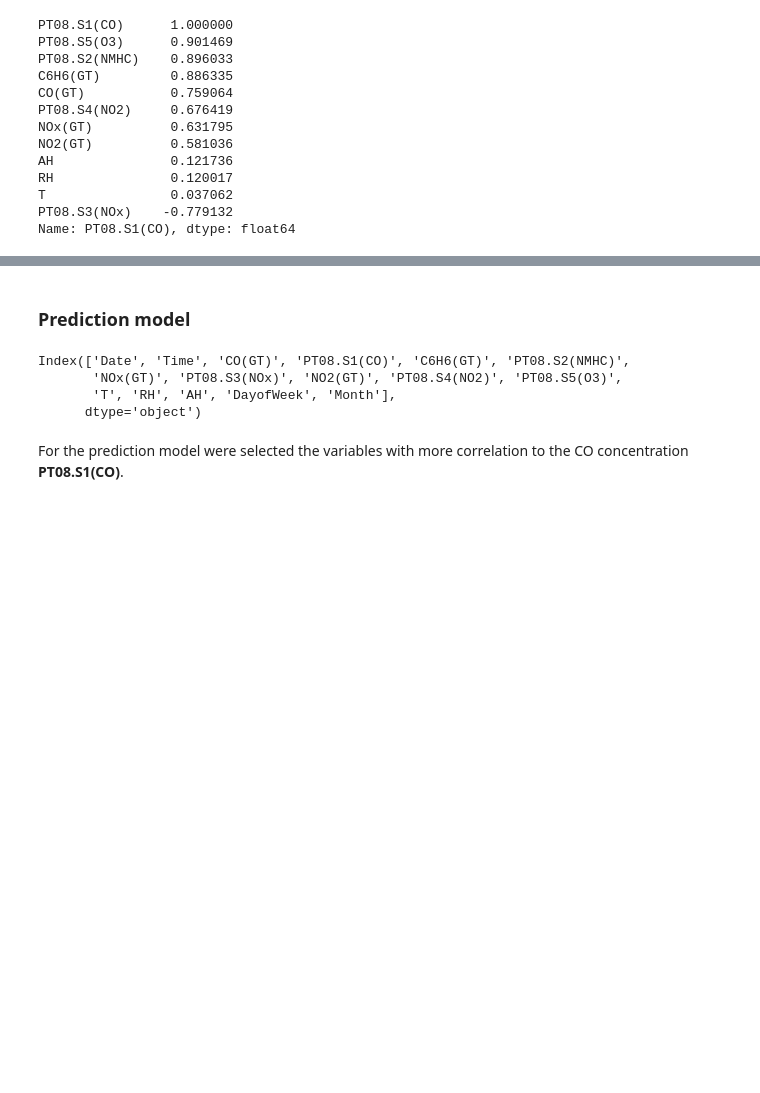
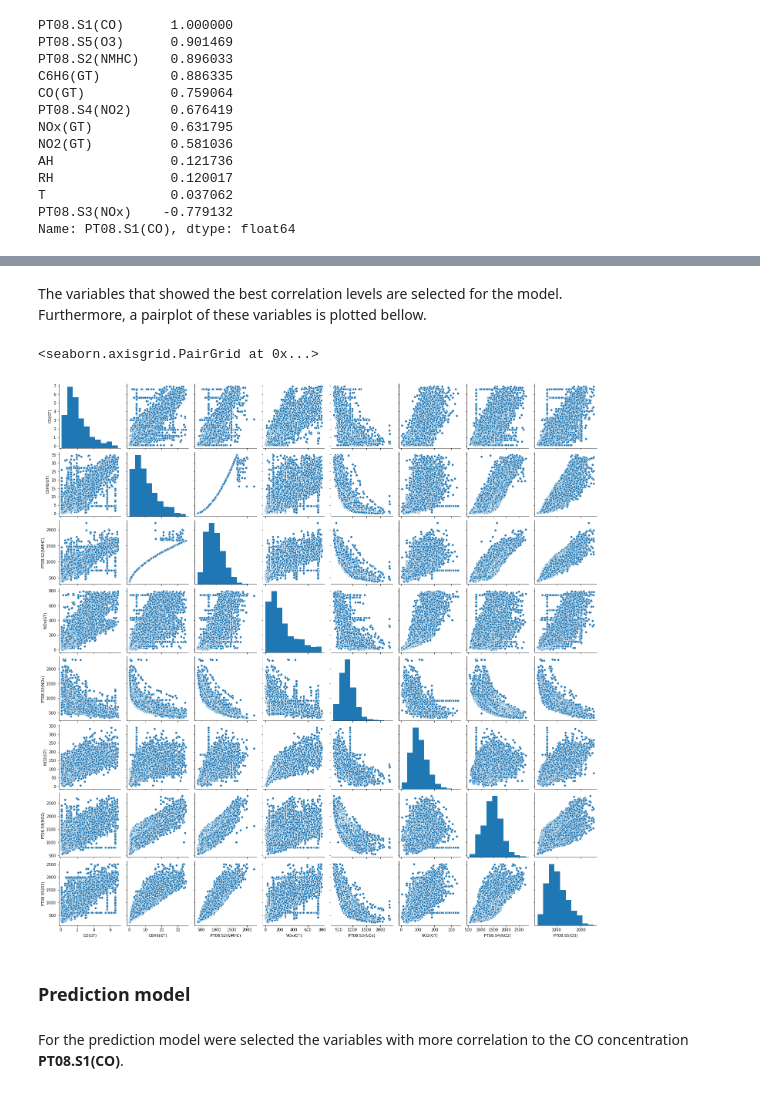
Before and after one commit to elisiojsj/Data-Science, a Jupyter notebook: CO_concentration-analysis.ipynb, the cells around one changed output, grey strips where cells are left out. Drawn from its saved outputs; the diff is of its cells as text; code cells hidden in the pictures; blank space fills up the shorter version.

Commit message:
pairplot added

```diff
--- a/CO_concentration-analysis.ipynb
+++ b/CO_concentration-analysis.ipynb
@@ -345,13 +345,17 @@ plt.show()
+# %% [markdown]
+The variables that showed the best correlation levels are selected for the model.<br>
+Furthermore, a pairplot of these variables is plotted bellow.
+# %%
+# selection of the variables to be used in the prediction
+df_model = df[['CO(GT)','C6H6(GT)','PT08.S2(NMHC)','NOx(GT)','PT08.S3(NOx)','NO2(GT)','PT08.S4(NO2)','PT08.S5(O3)']]
+# %%
+# pairplot of the selected variables
+sns.pairplot(data=df_model)
+# %% [output]
+<seaborn.axisgrid.PairGrid at 0x...>
+[figure, added]
 # %% [markdown]
 ### Prediction model
-# %%
-# all columns of the dataframe
-df.columns
-# %% [output]
-Index(['Date', 'Time', 'CO(GT)', 'PT08.S1(CO)', 'C6H6(GT)', 'PT08.S2(NMHC)',
-       'NOx(GT)', 'PT08.S3(NOx)', 'NO2(GT)', 'PT08.S4(NO2)', 'PT08.S5(O3)',
-       'T', 'RH', 'AH', 'DayofWeek', 'Month'],
-      dtype='object')
 # %% [markdown]
 For the prediction model were selected the variables with more correlation to the CO concentration **PT08.S1(CO)**.
 # %%
```
Also changed, not shown: parts of 11 cells of this notebook.
